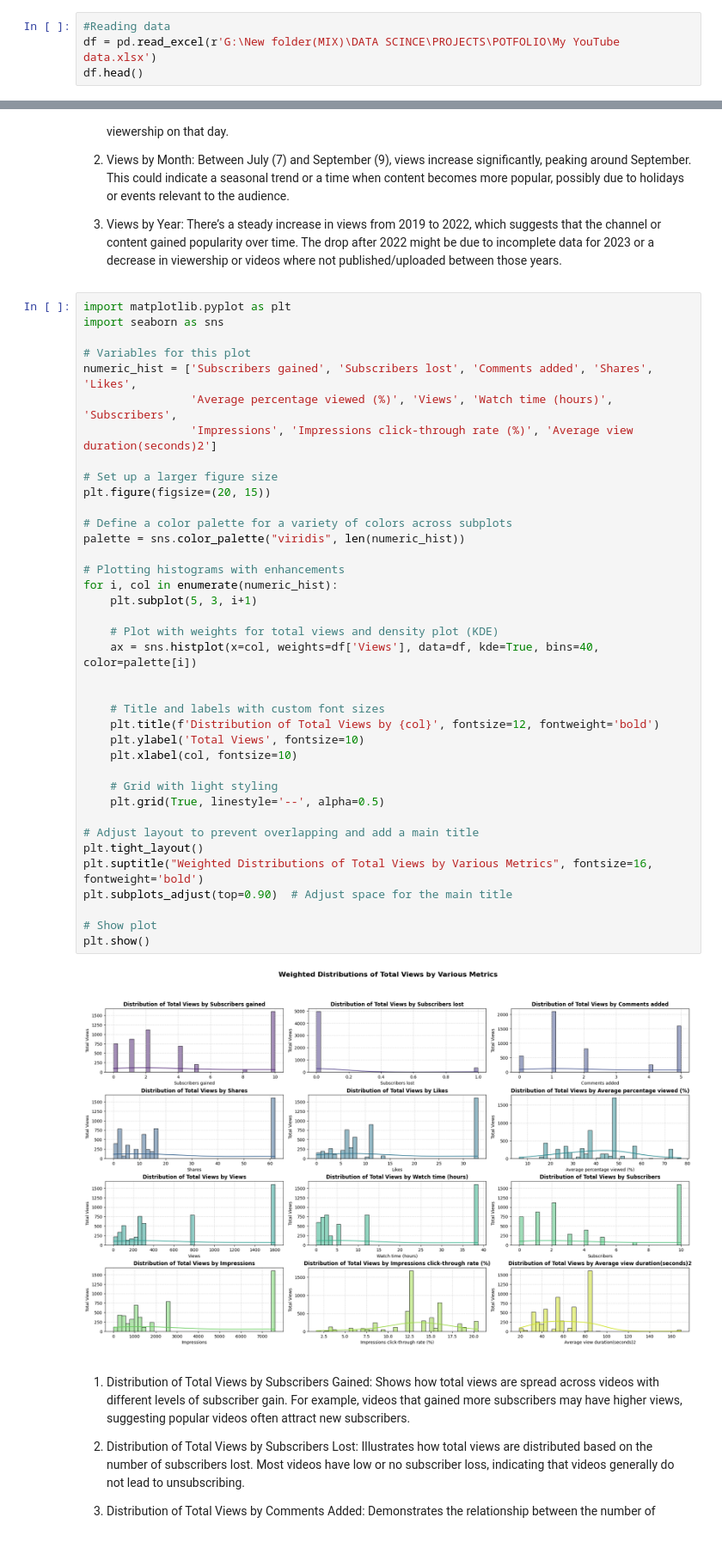
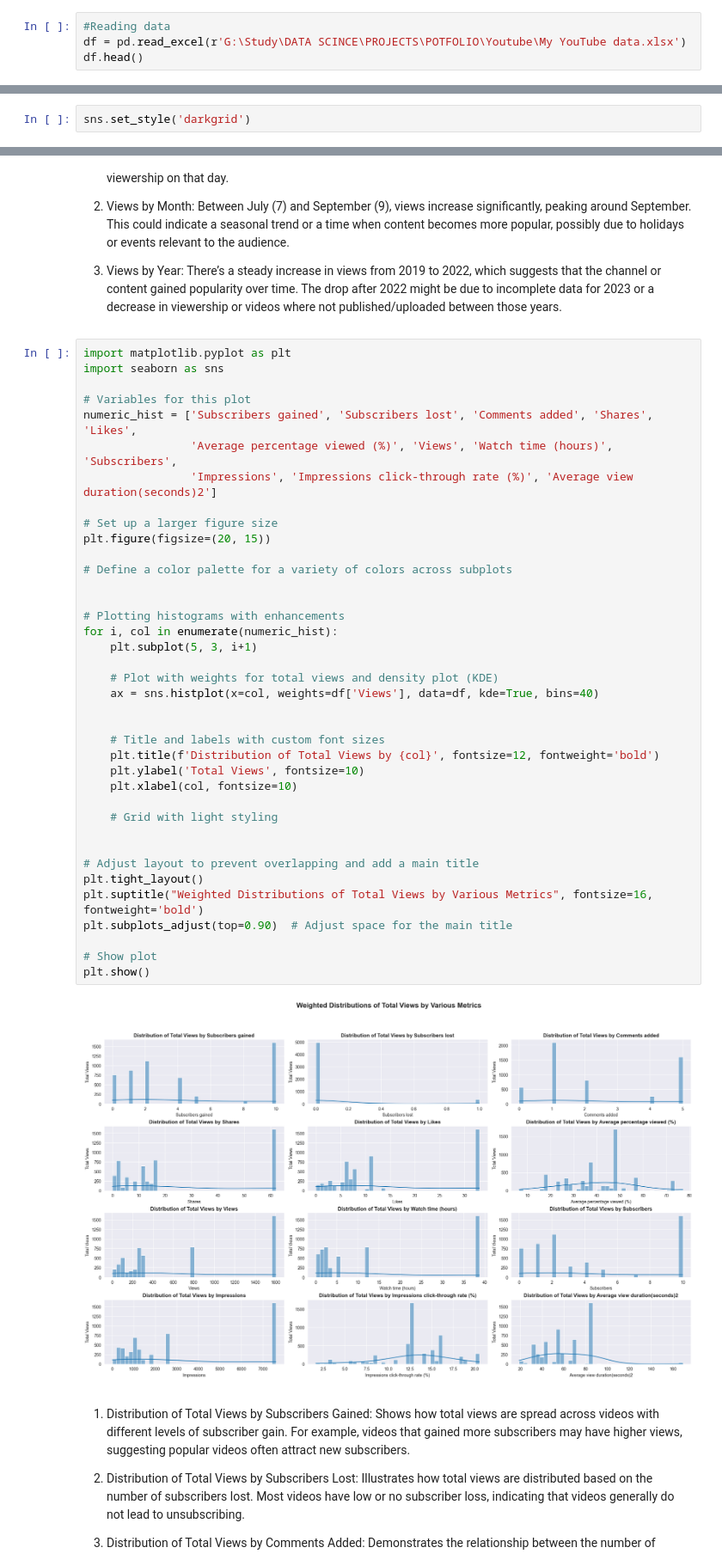
Before and after one commit to JmineSA/DataInsightsPortfolio, a Jupyter notebook: Predictive Model for Video Success(Youtube).ipynb, the cells around one changed output, grey strips where cells are left out. Shown at 86% size. Cells and saved outputs as stored; diff of their text form; blank space fills up the shorter version.

```diff
--- a/Predictive Model for Video Success(Youtube).ipynb
+++ b/Predictive Model for Video Success(Youtube).ipynb
@@ -44,7 +44,7 @@ warnings.filterwarnings('ignore')
 pd.options.display.float_format = '{:20.2f}'.format
 # %%
 #Reading data
-df = pd.read_excel(r'G:\New folder(MIX)\DATA SCINCE\PROJECTS\POTFOLIO\My YouTube data.xlsx')
+df = pd.read_excel(r'G:\Study\DATA SCINCE\PROJECTS\POTFOLIO\Youtube\My YouTube data.xlsx')
 df.head()
 # %% [output]
 |  | Content | Video title | Video publish time | Subscribers gained | Subscribers lost | Comments added | ... |
@@ -215,4 +215,6 @@ set(list(df.dtypes.tolist()))
  dtype('O')}
+# %%
+sns.set_style('darkgrid')
 # %%
 # Variables for this plot
 df_line = ['Day', 'Month', 'Year']
@@ -259,37 +261,37 @@ numeric_hist = ['Subscribers gained', 'Subscribers lost', 'Comments added', 'Sha
                 'Average percentage viewed (%)', 'Views', 'Watch time (hours)', 'Subscribers',
                 'Impressions', 'Impressions click-through rate (%)', 'Average view duration(seconds)2']
 
 # Set up a larger figure size
 plt.figure(figsize=(20, 15))
 
 # Define a color palette for a variety of colors across subplots
-palette = sns.color_palette("viridis", len(numeric_hist))
+
 
 # Plotting histograms with enhancements
 for i, col in enumerate(numeric_hist):
     plt.subplot(5, 3, i+1)
 
     # Plot with weights for total views and density plot (KDE)
-    ax = sns.histplot(x=col, weights=df['Views'], data=df, kde=True, bins=40, color=palette[i])
+    ax = sns.histplot(x=col, weights=df['Views'], data=df, kde=True, bins=40)
 
 
     # Title and labels with custom font sizes
     plt.title(f'Distribution of Total Views by {col}', fontsize=12, fontweight='bold')
     plt.ylabel('Total Views', fontsize=10)
     plt.xlabel(col, fontsize=10)
 
     # Grid with light styling
-    plt.grid(True, linestyle='--', alpha=0.5)
+
 
 # Adjust layout to prevent overlapping and add a main title
 plt.tight_layout()
 plt.suptitle("Weighted Distributions of Total Views by Various Metrics", fontsize=16, fontweight='bold')
 plt.subplots_adjust(top=0.90)  # Adjust space for the main title
 
 # Show plot
 plt.show()
 # %% [output]
-[figure, old version]
+[figure, new version]
 # %% [markdown]
 
 1. Distribution of Total Views by Subscribers Gained: Shows how total views are spread across videos with different levels of subscriber gain. For example, videos that gained more subscribers may have higher views, suggesting popular videos often attract new subscribers.
```
Also changed, not shown: parts of 22 cells of this notebook.
